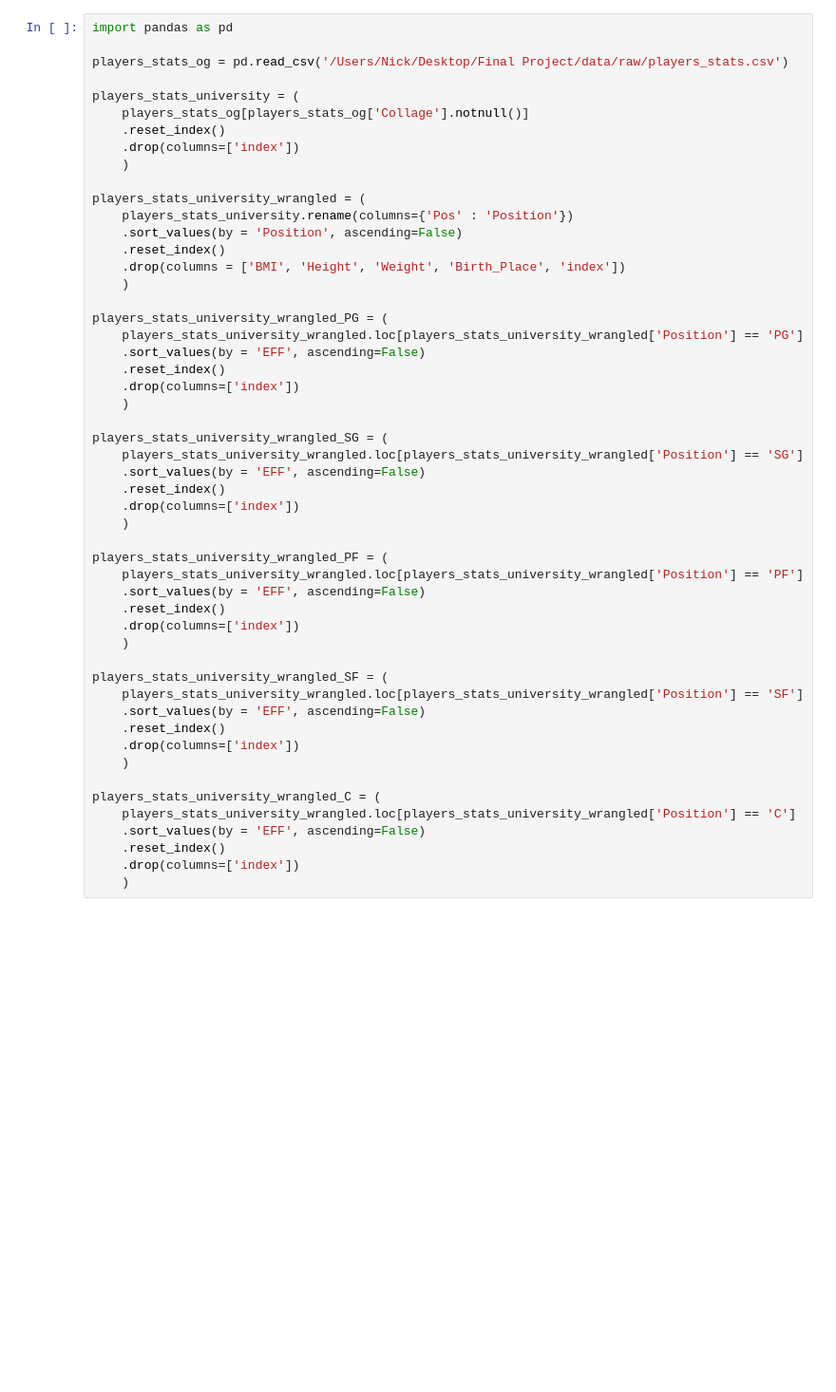
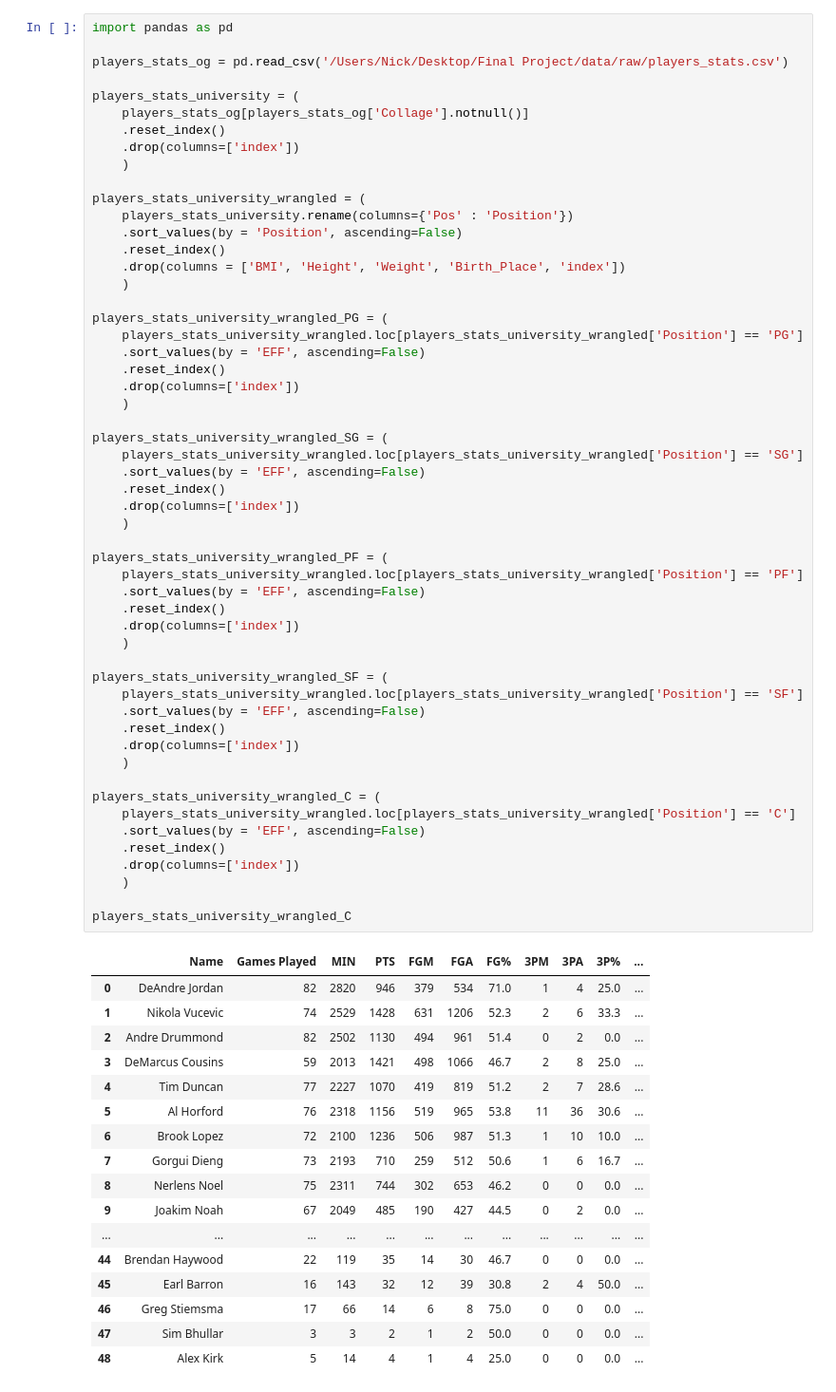
Before and after one commit to data301-2020-winter1/course-project-group_6008, a Jupyter notebook: analysis/Nick/data_wrangling_wip.ipynb, the cells around one changed output. Shown at 95% size. Cells and saved outputs as stored; diff of their text form; blank space fills up the shorter version.

```diff
--- a/analysis/Nick/data_wrangling_wip.ipynb
+++ b/analysis/Nick/data_wrangling_wip.ipynb
@@ -23,30 +23,50 @@ players_stats_university_wrangled_PG = (
     .drop(columns=['index'])
     )
 
 players_stats_university_wrangled_SG = (
     players_stats_university_wrangled.loc[players_stats_university_wrangled['Position'] == 'SG']
     .sort_values(by = 'EFF', ascending=False)
     .reset_index()
     .drop(columns=['index'])
     )
 
 players_stats_university_wrangled_PF = (
     players_stats_university_wrangled.loc[players_stats_university_wrangled['Position'] == 'PF']
     .sort_values(by = 'EFF', ascending=False)
     .reset_index()
     .drop(columns=['index'])
     )
 
 players_stats_university_wrangled_SF = (
     players_stats_university_wrangled.loc[players_stats_university_wrangled['Position'] == 'SF']
     .sort_values(by = 'EFF', ascending=False)
     .reset_index()
     .drop(columns=['index'])
     )
 
 players_stats_university_wrangled_C = (
     players_stats_university_wrangled.loc[players_stats_university_wrangled['Position'] == 'C']
     .sort_values(by = 'EFF', ascending=False)
     .reset_index()
     .drop(columns=['index'])
     )
+
+players_stats_university_wrangled_C
+# %% [output]
+|  | Name | Games Played | MIN | PTS | FGM | FGA | FG% | 3PM | 3PA | 3P% | ... |
+| 0 | DeAndre Jordan | 82 | 2820 | 946 | 379 | 534 | 71.0 | 1 | 4 | 25.0 | ... |
+| 1 | Nikola Vucevic | 74 | 2529 | 1428 | 631 | 1206 | 52.3 | 2 | 6 | 33.3 | ... |
+| 2 | Andre Drummond | 82 | 2502 | 1130 | 494 | 961 | 51.4 | 0 | 2 | 0.0 | ... |
+| 3 | DeMarcus Cousins | 59 | 2013 | 1421 | 498 | 1066 | 46.7 | 2 | 8 | 25.0 | ... |
+| 4 | Tim Duncan | 77 | 2227 | 1070 | 419 | 819 | 51.2 | 2 | 7 | 28.6 | ... |
+| 5 | Al Horford | 76 | 2318 | 1156 | 519 | 965 | 53.8 | 11 | 36 | 30.6 | ... |
+| 6 | Brook Lopez | 72 | 2100 | 1236 | 506 | 987 | 51.3 | 1 | 10 | 10.0 | ... |
+| 7 | Gorgui Dieng | 73 | 2193 | 710 | 259 | 512 | 50.6 | 1 | 6 | 16.7 | ... |
+| 8 | Nerlens Noel | 75 | 2311 | 744 | 302 | 653 | 46.2 | 0 | 0 | 0.0 | ... |
+| 9 | Joakim Noah | 67 | 2049 | 485 | 190 | 427 | 44.5 | 0 | 2 | 0.0 | ... |
+| ... | ... | ... | ... | ... | ... | ... | ... | ... | ... | ... | ... |
+| 44 | Brendan Haywood | 22 | 119 | 35 | 14 | 30 | 46.7 | 0 | 0 | 0.0 | ... |
+| 45 | Earl Barron | 16 | 143 | 32 | 12 | 39 | 30.8 | 2 | 4 | 50.0 | ... |
+| 46 | Greg Stiemsma | 17 | 66 | 14 | 6 | 8 | 75.0 | 0 | 0 | 0.0 | ... |
+| 47 | Sim Bhullar | 3 | 3 | 2 | 1 | 2 | 50.0 | 0 | 0 | 0.0 | ... |
+| 48 | Alex Kirk | 5 | 14 | 4 | 1 | 4 | 25.0 | 0 | 0 | 0.0 | ... |
```
Also changed, not shown: parts of 1 cell of this notebook, 1 other file.
